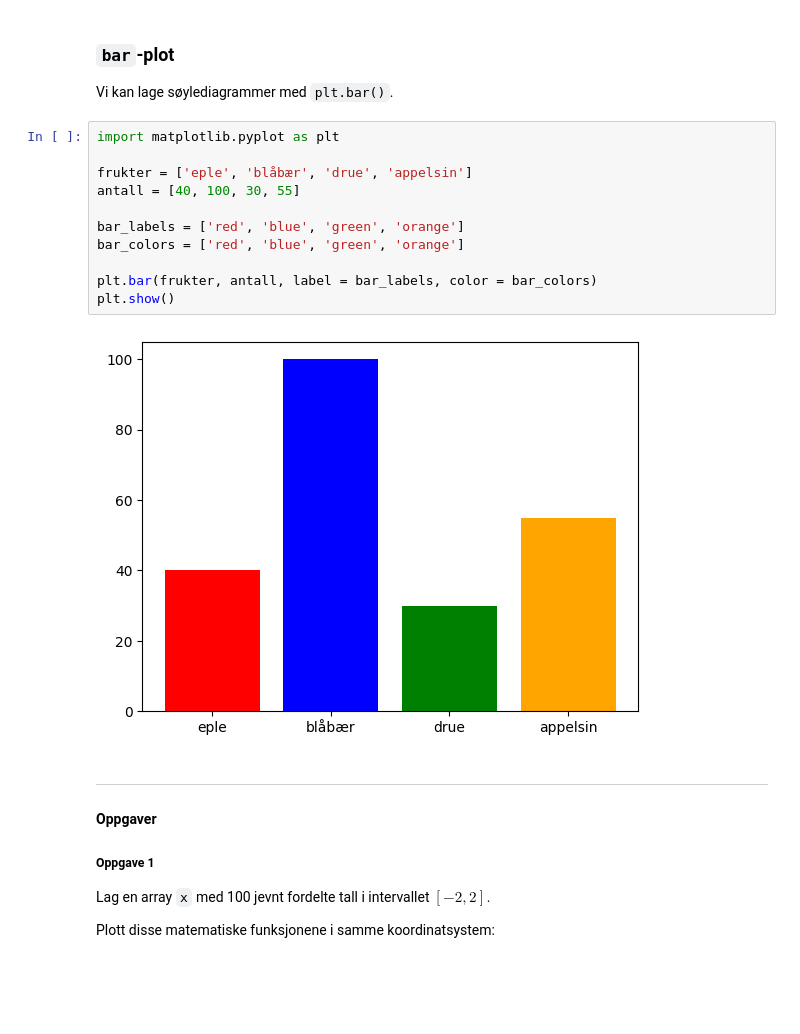
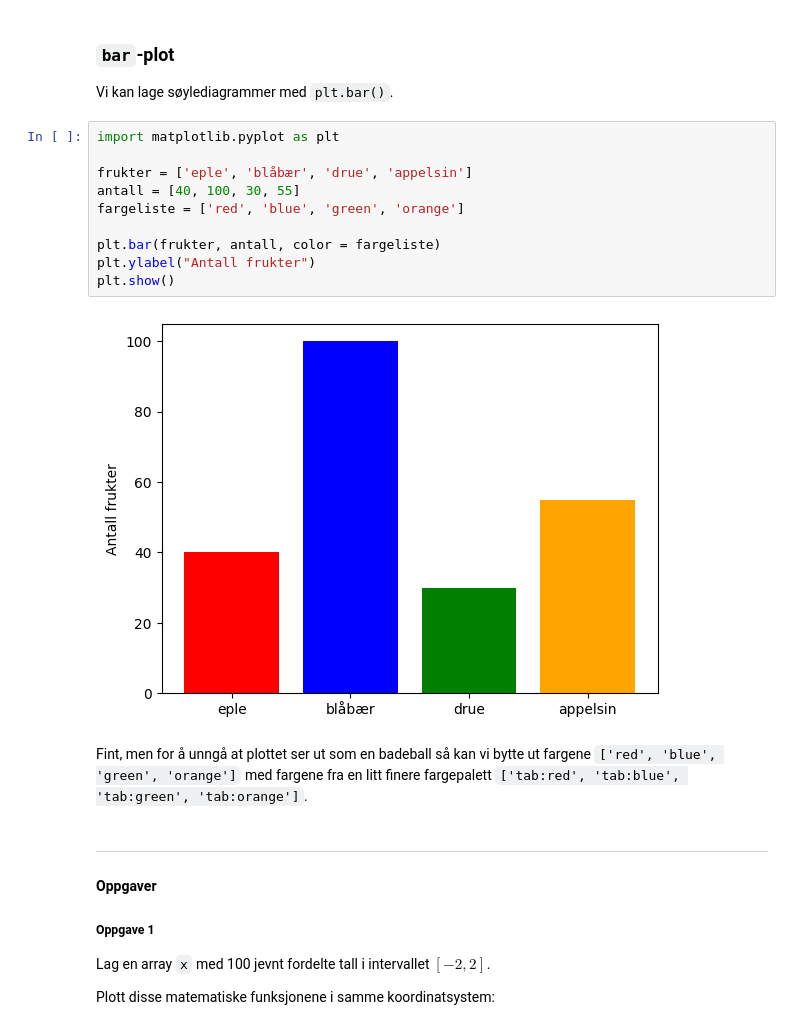
Before and after one commit to tobiasmelbo/onlinebok, a Jupyter notebook: _sources/Ekstra/Plotting.ipynb, the cells around one changed output. Saved outputs shown, nothing was run; the diff lists cells and outputs as text; blank space fills up the shorter version.

```diff
--- a/_sources/Ekstra/Plotting.ipynb
+++ b/_sources/Ekstra/Plotting.ipynb
@@ -81,16 +81,17 @@ Vi kan lage søylediagrammer med `plt.bar()`.
 # %%
 import matplotlib.pyplot as plt
 
 frukter = ['eple', 'blåbær', 'drue', 'appelsin']
 antall = [40, 100, 30, 55]
+fargeliste = ['red', 'blue', 'green', 'orange']
 
-bar_labels = ['red', 'blue', 'green', 'orange']
-bar_colors = ['red', 'blue', 'green', 'orange']
-
-plt.bar(frukter, antall, label = bar_labels, color = bar_colors)
+plt.bar(frukter, antall, color = fargeliste)
+plt.ylabel("Antall frukter")
 plt.show()
 # %% [output]
-[figure, old version]
+[figure, new version]
+# %% [markdown]
+Fint, men for å unngå at plottet ser ut som en badeball så kan vi bytte ut fargene `['red', 'blue', 'green', 'orange']` med fargene fra en litt finere fargepalett `['tab:red', 'tab:blue', 'tab:green', 'tab:orange']`.
 # %% [markdown]
 ---
 
```
Also changed, not shown: parts of 1 cell of this notebook, 15 other files.
